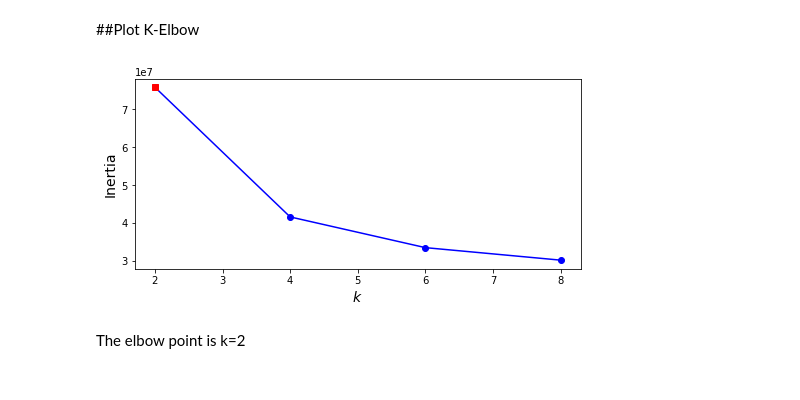
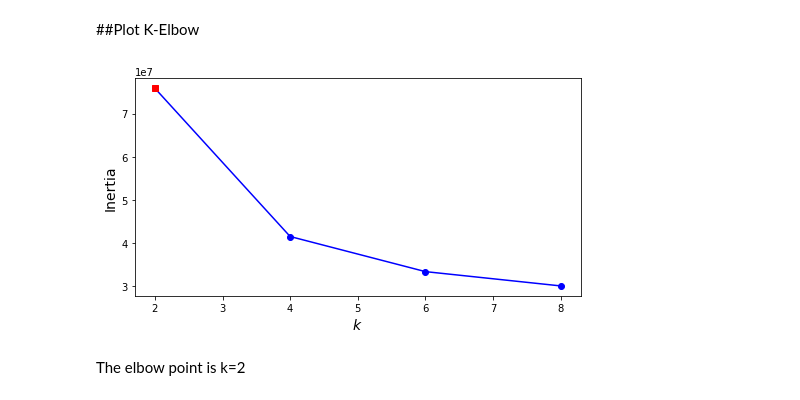
Before and after one commit to seansothey/DataScience-MachineLearning-Research, a Jupyter notebook: Project6_Unsupervised_Learning.ipynb, the cells around one changed output. Cells and saved outputs as stored; diff of their text form; code cells hidden in the pictures.

```diff
--- a/Project6_Unsupervised_Learning.ipynb
+++ b/Project6_Unsupervised_Learning.ipynb
@@ -368,15 +368,15 @@ best_k
 # %%
 inertias = [model.inertia_ for model in kmeans_per_k]
 best_inertia = inertias[best_index]
 
-plt.figure(figsize=(8, 3.5))
+plt.figure(figsize=(8, 4))
 plt.plot(k_range, inertias, "bo-")
 plt.xlabel("$k$", fontsize=14)
 plt.ylabel("Inertia", fontsize=14)
 plt.plot(best_k, best_inertia, "rs")
 plt.show()
 # %% [output]
-[figure, old version]
+[figure, new version]
 # %% [markdown]
 The elbow point is k=2
 # %% [markdown]
```
Also changed, not shown: parts of 87 cells of this notebook.
